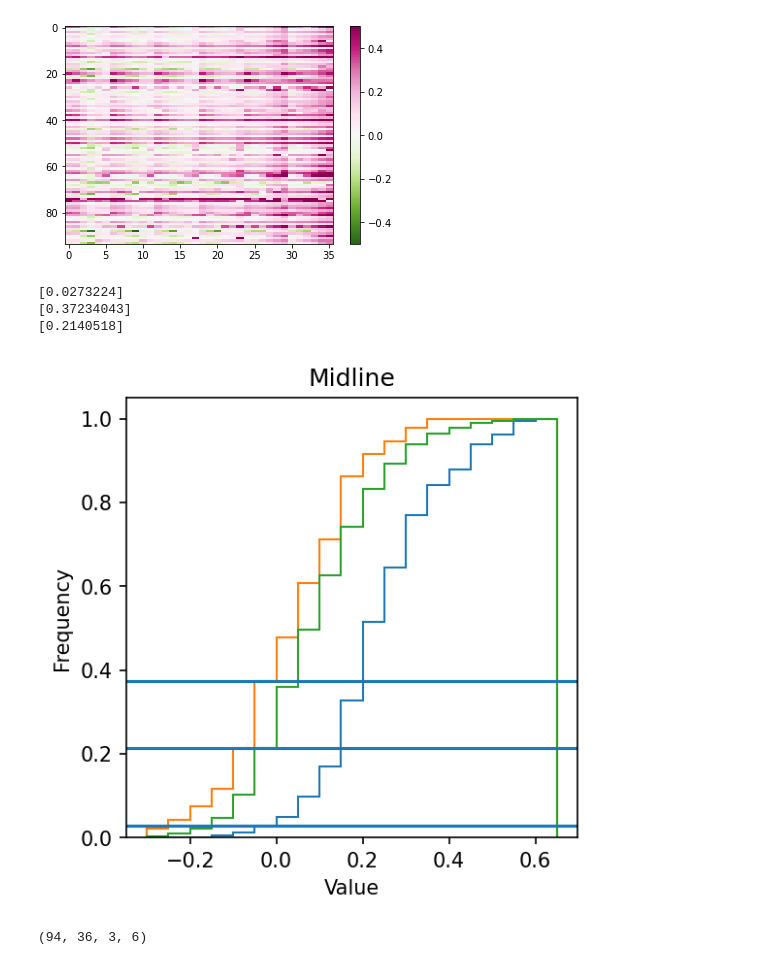
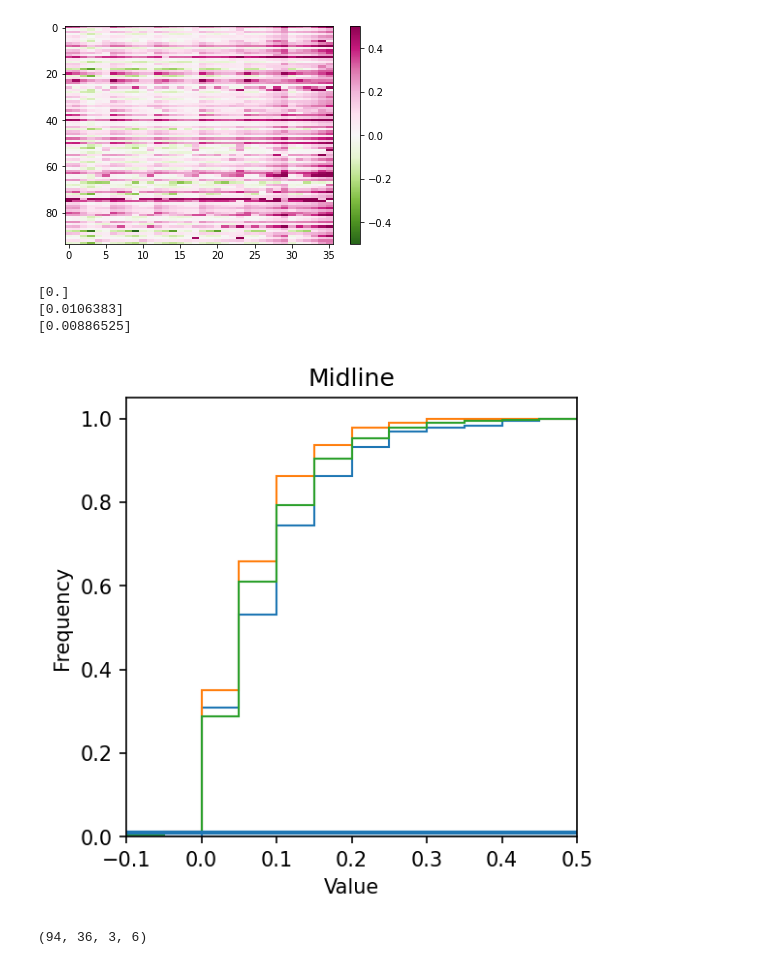
Before and after one commit to anitsoga/mossing_paper_code, a Jupyter notebook: simulation/Agos_Code/Figure_6.ipynb, the cells around one changed output. Drawn from its saved outputs; the diff is of its cells as text; code cells hidden in the pictures.

Commit message:
sup. index and midline hists paper

```diff
--- a/simulation/Agos_Code/Figure_6.ipynb
+++ b/simulation/Agos_Code/Figure_6.ipynb
@@ -572,40 +572,40 @@ plt.colorbar()
 # %%
 
 # Create a figure and axis
 fig, ax = plt.subplots(figsize=(4,4),dpi=150)
 
 
 # Plot the staircase-like histogram
-hist, edges, dummy = plt.hist(params[:,34:,0,0].flatten(), bins=np.arange(-0.3,0.7, 0.05),density=True,cumulative=True,histtype='step')
+hist, edges, dummy = plt.hist(params[:,34:,0,1].flatten(), bins=np.arange(-0.3,0.7, 0.05),density=True,cumulative=True,histtype='step')
 zero_val,=np.where(np.abs(edges)<0.0001)
 ax.axhline(hist[zero_val-1])
 print(hist[zero_val-1])
-hist, edges, dummy = plt.hist(params[:,2:3,0,0].flatten(), bins=np.arange(-0.3,0.7, 0.05),density=True,cumulative=True,histtype='step')
+hist, edges, dummy = plt.hist(params[:,2:3,0,1].flatten(), bins=np.arange(-0.3,0.7, 0.05),density=True,cumulative=True,histtype='step')
 zero_val,=np.where(np.abs(edges)<0.0001)
 ax.axhline(hist[zero_val-1])
 print(hist[zero_val-1])
 
-hist, edges, dummy = plt.hist(params[:,:,0,0].flatten(), bins=np.arange(-0.3,0.7, 0.05),density=True,cumulative=True,histtype='step')
+hist, edges, dummy = plt.hist(params[:,:,0,1].flatten(), bins=np.arange(-0.3,0.7, 0.05),density=True,cumulative=True,histtype='step')
 zero_val,=np.where(np.abs(edges)<0.0001)
 ax.axhline(hist[zero_val-1])
 print(hist[zero_val-1])
 
 # Add labels and title
 ax.set_xlabel('Value')
 ax.set_ylabel('Frequency')
 ax.set_title('Midline')
-# ax.set_xlim([-0.5,0.8])
+ax.set_xlim([-0.1,0.5])
 
 # Save the figure as a PDF
-plt.savefig('staircase_histogram_midline.pdf', format='pdf')
+plt.savefig('staircase_histogram_midline_SST.pdf', format='pdf')
 
 # Show the plot (optional)
 plt.show()
 # %% [output]
-[0.0273224]
-[0.37234043]
-[0.2140518]
+[0.]
+[0.0106383]
+[0.00886525]
-[figure, old version]
+[figure, new version]
 # %%
 params.shape
 # %% [output]
```
Also changed, not shown: parts of 2 cells of this notebook, 5 other files.
